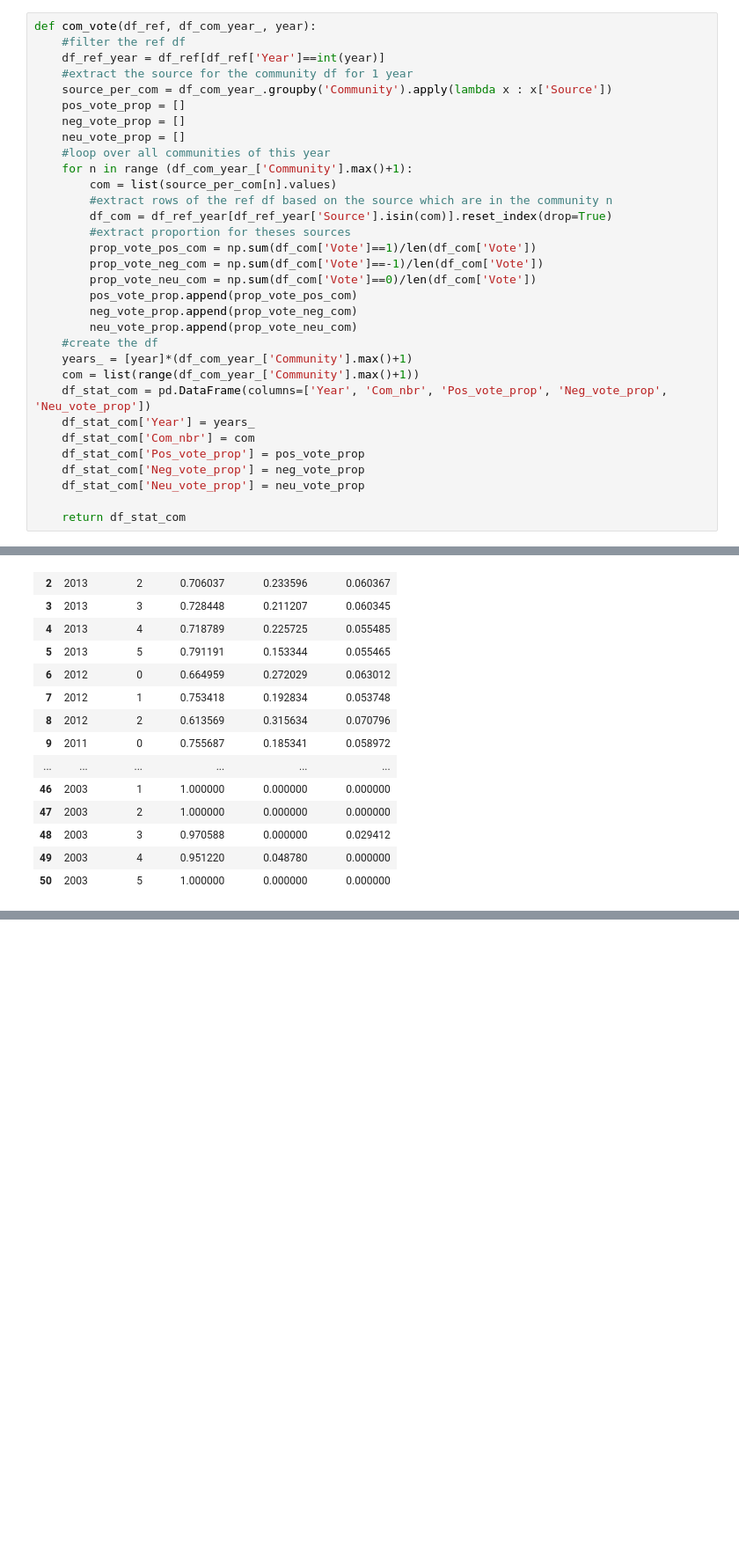
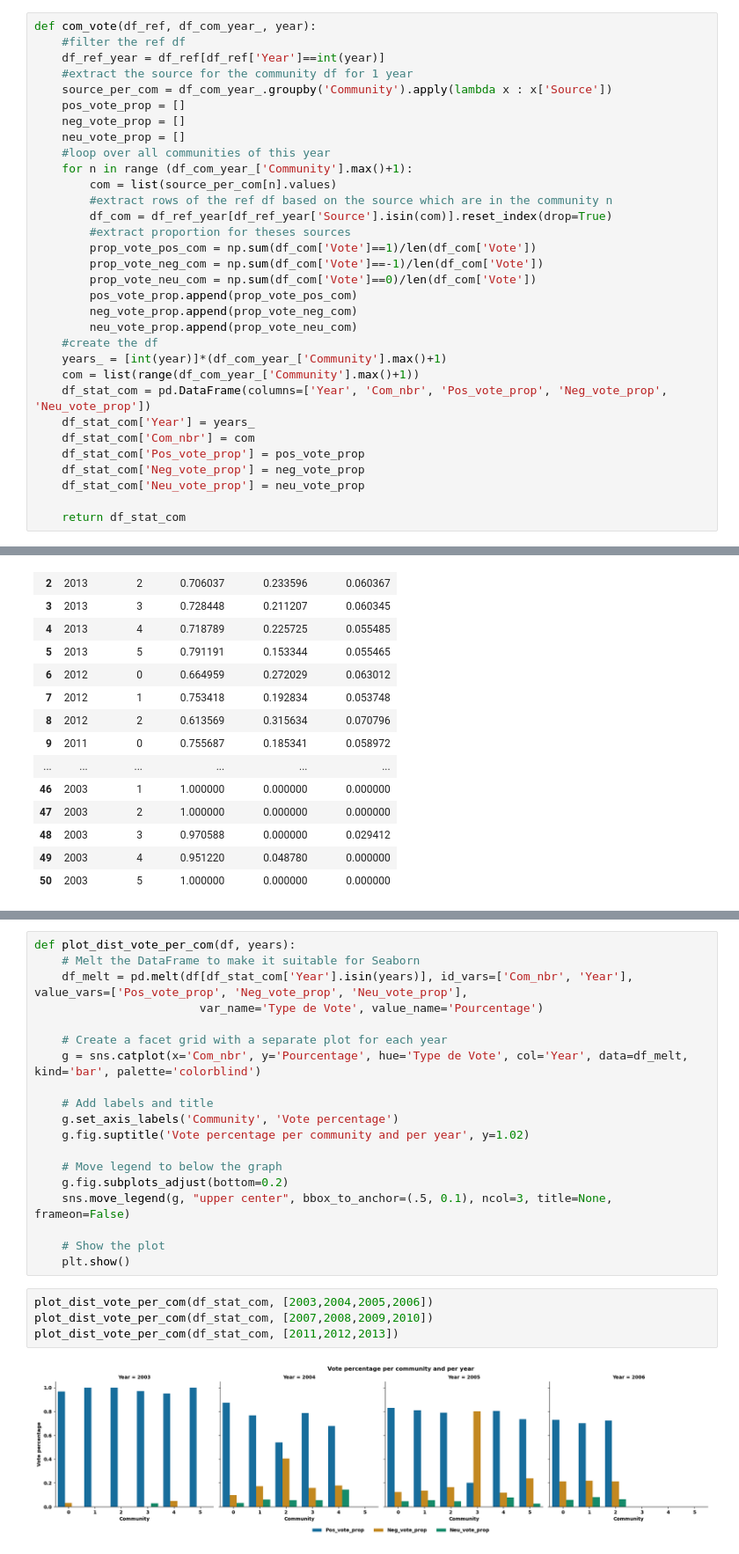
Before and after one commit to epfl-ada/ada-2023-project-abracadabra, a Jupyter notebook: community_analysis.ipynb, the cells around one changed output, grey strips where cells are left out. Shown at 88% size. Saved outputs shown, nothing was run; the diff lists cells and outputs as text; blank space fills up the shorter version.

```diff
--- a/community_analysis.ipynb
+++ b/community_analysis.ipynb
@@ -90,7 +106,7 @@ def com_vote(df_ref, df_com_year_, year):
         neg_vote_prop.append(prop_vote_neg_com)
         neu_vote_prop.append(prop_vote_neu_com)
     #create the df
-    years_ = [year]*(df_com_year_['Community'].max()+1)
+    years_ = [int(year)]*(df_com_year_['Community'].max()+1)
     com = list(range(df_com_year_['Community'].max()+1))
     df_stat_com = pd.DataFrame(columns=['Year', 'Com_nbr', 'Pos_vote_prop', 'Neg_vote_prop', 'Neu_vote_prop'])
     df_stat_com['Year'] = years_
@@ -131,0 +144,25 @@ ValueError: Length of list vectors must match length of `data` when both are use
+# %%
+def plot_dist_vote_per_com(df, years):
+    # Melt the DataFrame to make it suitable for Seaborn
+    df_melt = pd.melt(df[df_stat_com['Year'].isin(years)], id_vars=['Com_nbr', 'Year'], value_vars=['Pos_vote_prop', 'Neg_vote_prop', 'Neu_vote_prop'],
+                        var_name='Type de Vote', value_name='Pourcentage')
+
+    # Create a facet grid with a separate plot for each year
+    g = sns.catplot(x='Com_nbr', y='Pourcentage', hue='Type de Vote', col='Year', data=df_melt, kind='bar', palette='colorblind')
+
+    # Add labels and title
+    g.set_axis_labels('Community', 'Vote percentage')
+    g.fig.suptitle('Vote percentage per community and per year', y=1.02)
+
+    # Move legend to below the graph
+    g.fig.subplots_adjust(bottom=0.2)
+    sns.move_legend(g, "upper center", bbox_to_anchor=(.5, 0.1), ncol=3, title=None, frameon=False)
+
+    # Show the plot
+    plt.show()
+# %%
+plot_dist_vote_per_com(df_stat_com, [2003,2004,2005,2006])
+plot_dist_vote_per_com(df_stat_com, [2007,2008,2009,2010])
+plot_dist_vote_per_com(df_stat_com, [2011,2012,2013])
+# %% [output]
+[figure, added]
```
Also changed, not shown: parts of 4 cells of this notebook.
